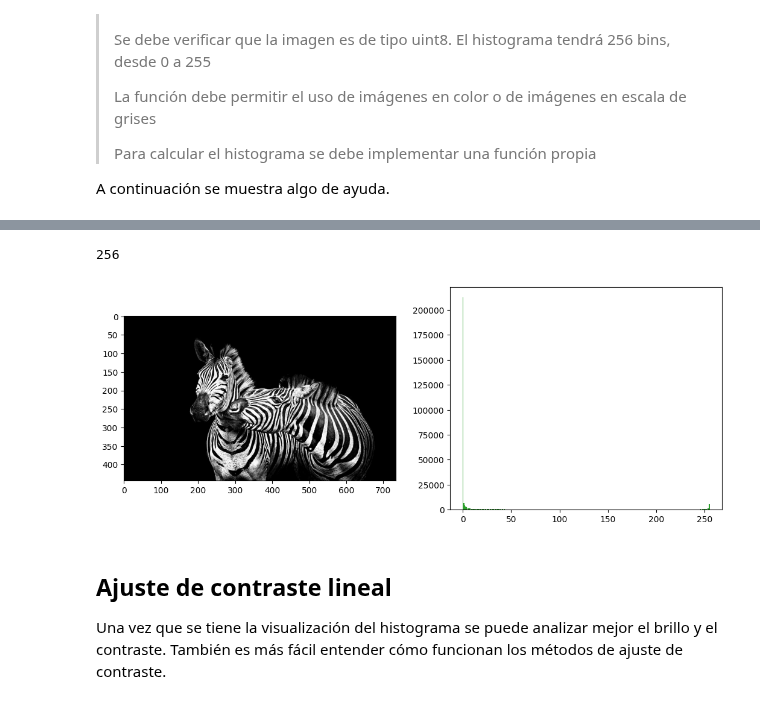
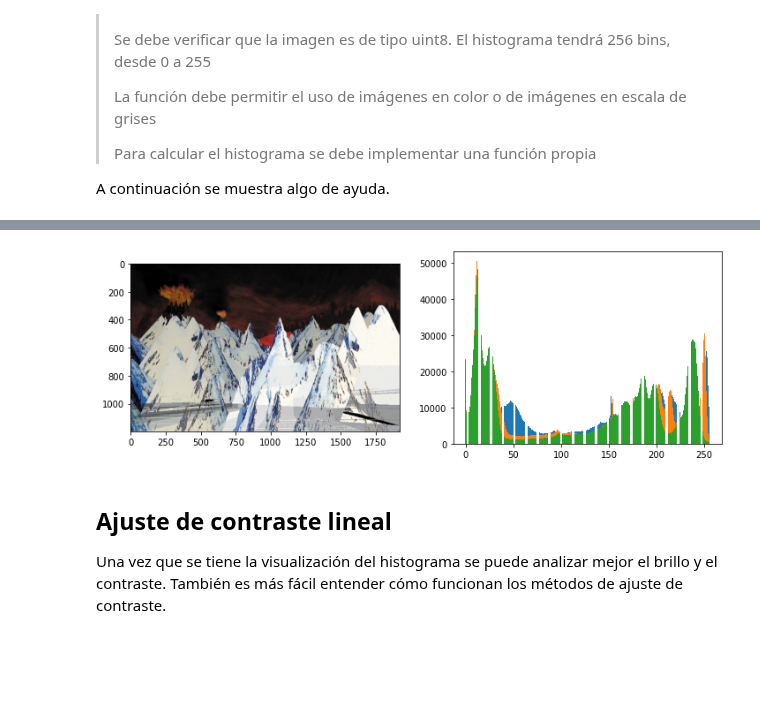
Before and after one commit to 288756/VisArtificial, a Jupyter notebook: Prac03_Brillo.ipynb, the cells around one changed output, grey strips where cells are left out. Drawn from its saved outputs; the diff is of its cells as text; code cells hidden in the pictures; blank space fills up the shorter version.

```diff
--- a/Prac03_Brillo.ipynb
+++ b/Prac03_Brillo.ipynb
@@ -50,8 +50,3 @@ plt.show()
-# %%
-hist = np.zeros(256, dtype=np.uint8)
-len(hist)
-# %% [output]
-256
 # %%
 def iter_channels(color_image):
     for channel in np.rollaxis(color_image, -1):
@@ -88,10 +83,10 @@ def plot_histogram(img):
   else:
     print("NO ES UINT8")
 # %%
-img = skimage.io.imread('cebras.jpg')
+img = skimage.io.imread('kida.jpg')
 plot_histogram(img)
 # %% [output]
-[figure, old version]
+[figure, new version]
 # %% [markdown]
 ## Ajuste de contraste lineal
 
```
Also changed, not shown: parts of 3 cells of this notebook.
